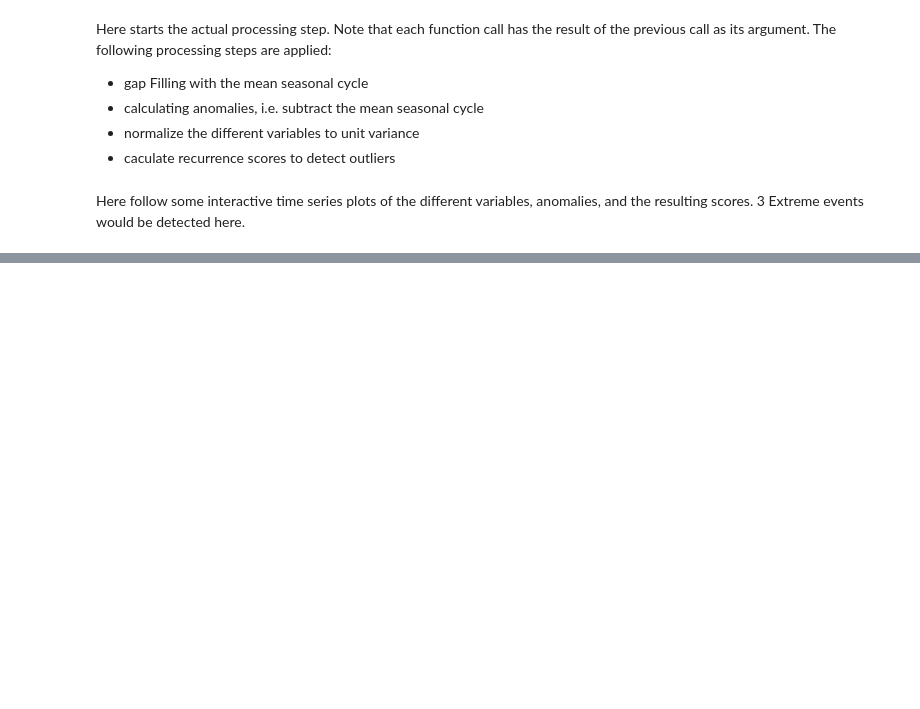
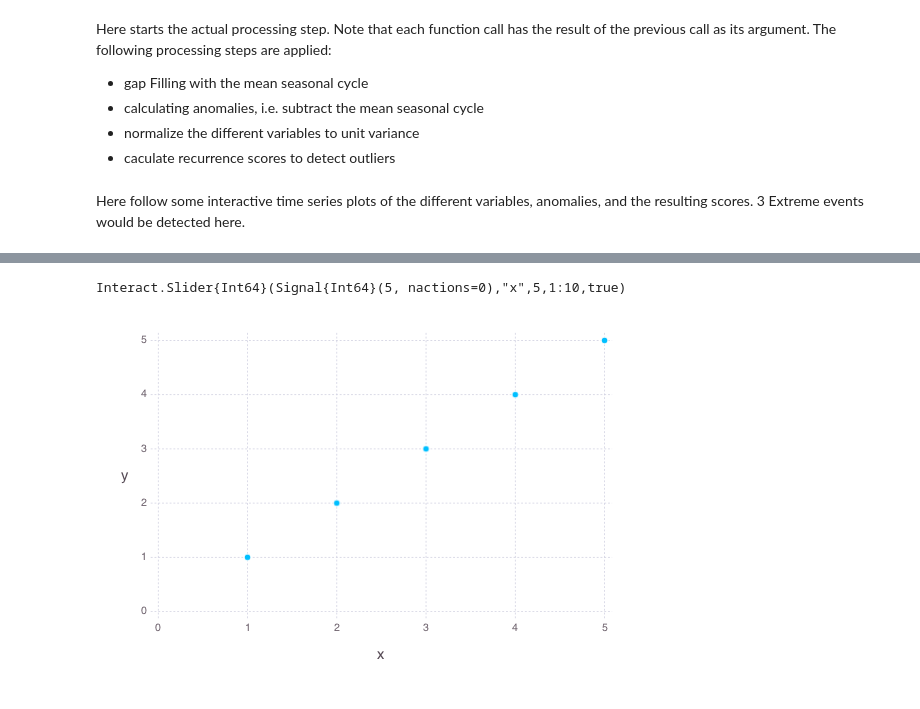
Before and after one commit to JuliaDataCubes/YAXArrays.jl, a Jupyter notebook: NoteBooks/User Story 1.ipynb, the cells around one changed output, grey strips where cells are left out. Cells and saved outputs as stored; diff of their text form; code cells hidden in the pictures; blank space fills up the shorter version.

```diff
--- a/NoteBooks/User Story 1.ipynb
+++ b/NoteBooks/User Story 1.ipynb
@@ -89,0 +85,9 @@ Interact.Options{:ToggleButtons,Int64}([Reactive.Input{Int64}] 1,"",1,"Emission"
+# %%
+using Gadfly
+using Interact
+@manipulate for x=1:10
+    plot(x=1:x,y=1:x)
+end
+# %% [output]
+Interact.Slider{Int64}(Signal{Int64}(5, nactions=0),"x",5,1:10,true)
+[figure, added]
```
Also changed, not shown: parts of 6 cells of this notebook, 6 other files.
